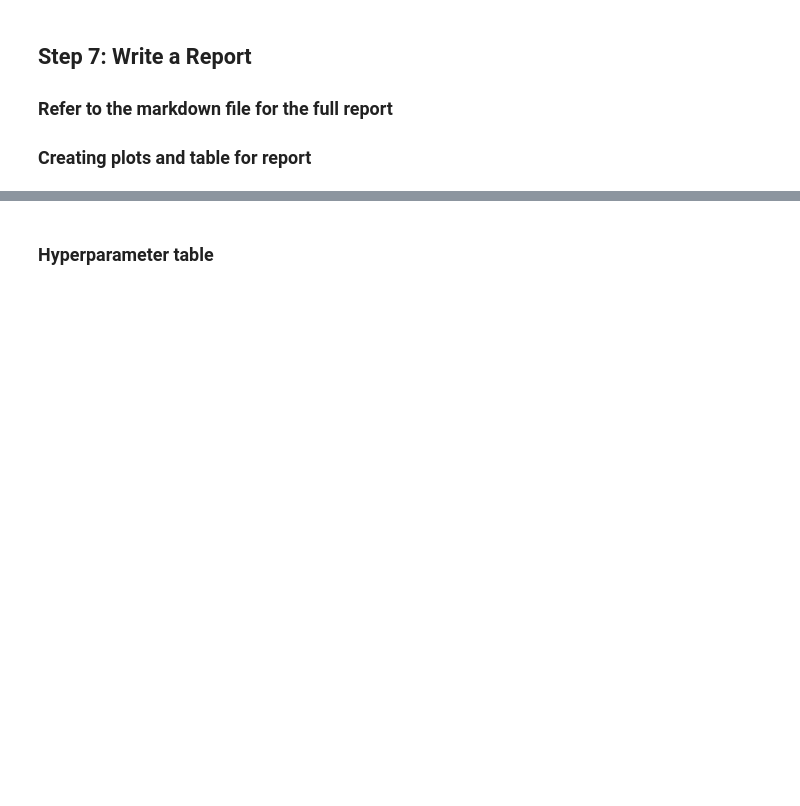
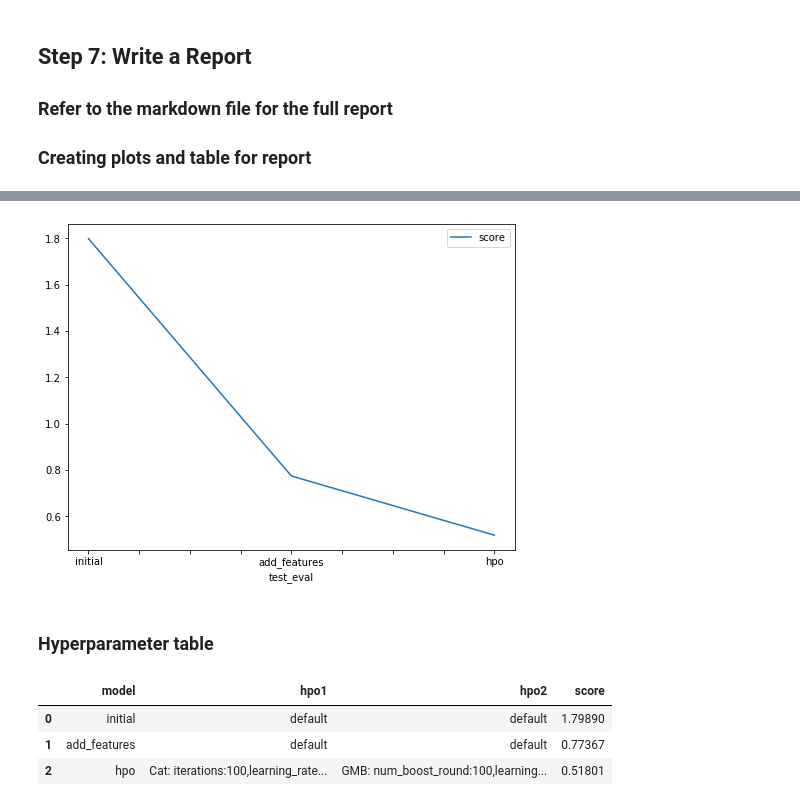
Before and after one commit to mervat-khaled/cd0385-project-starter, a Jupyter notebook: project/project-template.ipynb, the cells around one changed output, grey strips where cells are left out. Cells and saved outputs as stored; diff of their text form; code cells hidden in the pictures; blank space fills up the shorter version.

```diff
--- a/project/project-template.ipynb
+++ b/project/project-template.ipynb
@@ -551,20 +710,28 @@ fig.savefig('model_train_score.png')
 # %%
 # Take the 3 kaggle scores and creating a line plot to show improvement
 fig = pd.DataFrame(
     {
         "test_eval": ["initial", "add_features", "hpo"],
-        "score": [?, ?, ?]
+        "score": [1.7989, 0.77367, 0.51801]
     }
 ).plot(x="test_eval", y="score", figsize=(8, 6)).get_figure()
-fig.savefig('model_test_score.png')
+fig.savefig('img/model_test_score.png')
+# %% [output]
+[figure, added]
 # %% [markdown]
 ### Hyperparameter table
 # %%
 # The 3 hyperparameters we tuned with the kaggle score as the result
 pd.DataFrame({
     "model": ["initial", "add_features", "hpo"],
-    "hpo1": [?, ?, ?],
-    "hpo2": [?, ?, ?],
-    "hpo3": [?, ?, ?],
-    "score": [?, ?, ?]
+    "hpo1":[
+        'default', 'default',"Cat: iterations:100,learning_rate: lower=0.01, upper=0.3, log=True, depth:lower=4, upper=10" ],
+    "hpo2": [
+        'default', 'default', "GMB: num_boost_round:100,learning_rate: lower=0.01, upper=0.3, log=True,num_leaves:lower=10, upper=26, default=16"],
+    "score": [1.7989, 0.77367, 0.51801]
 })
+# %% [output]
+|  | model | hpo1 | hpo2 | score |
+| 0 | initial | default | default | 1.79890 |
+| 1 | add_features | default | default | 0.77367 |
+| 2 | hpo | Cat: iterations:100,learning_rate... | GMB: num_boost_round:100,learning... | 0.51801 |
```
Also changed, not shown: parts of 22 cells of this notebook, 4 other files.
